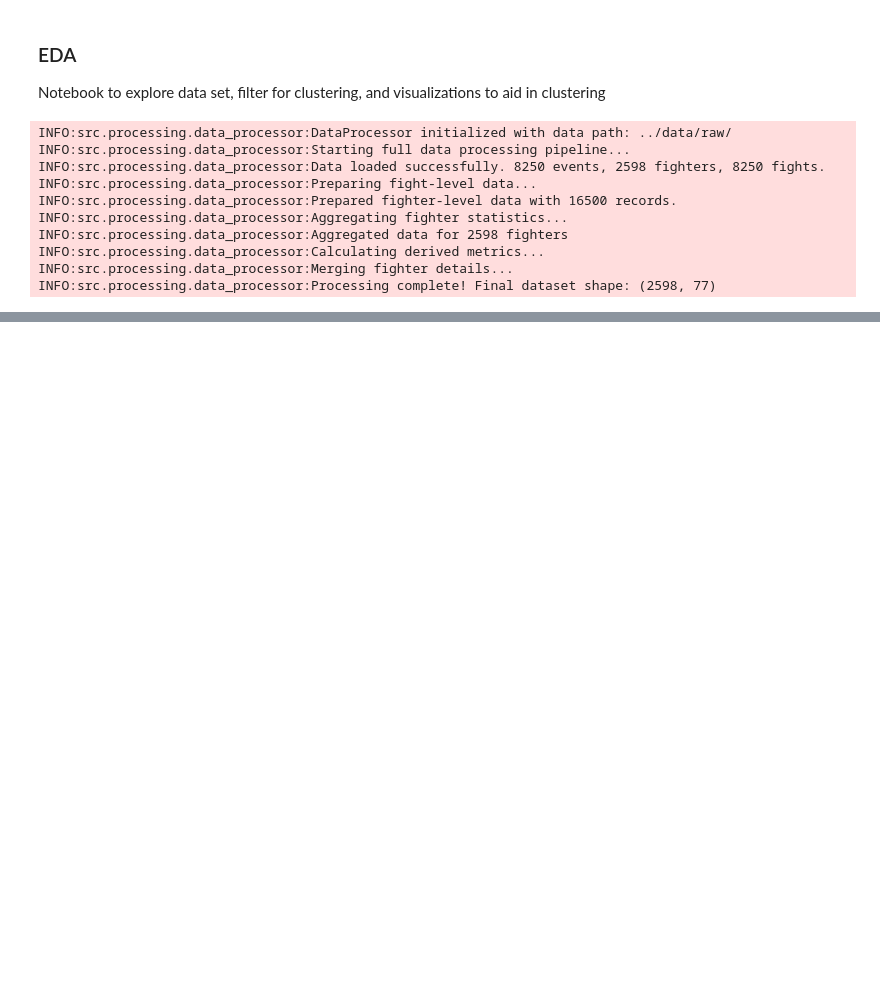
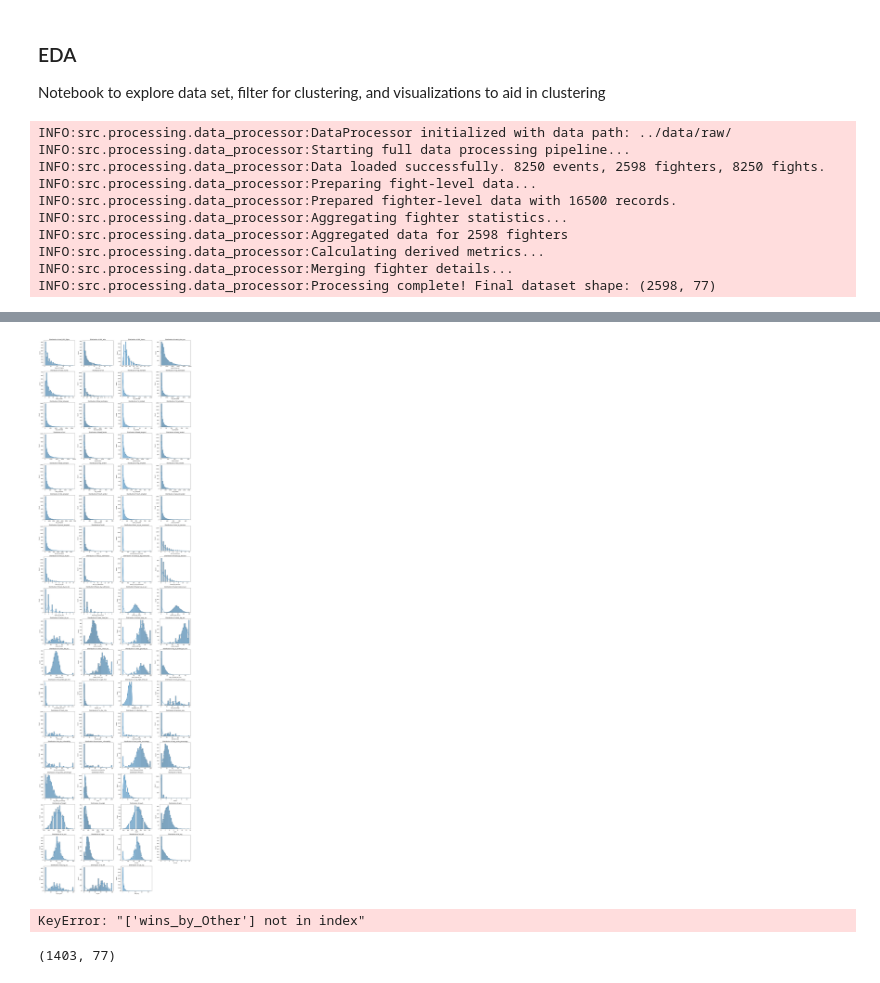
Before and after one commit to sgracia19/UFC_Fighter_Segmentation, a Jupyter notebook: notebooks/02_Data_Exploration.ipynb, the cells around one changed output, grey strips where cells are left out. Cells and saved outputs as stored; diff of their text form; code cells hidden in the pictures; blank space fills up the shorter version.

```diff
--- a/notebooks/02_Data_Exploration.ipynb
+++ b/notebooks/02_Data_Exploration.ipynb
@@ -46,0 +80,41 @@ Index(['id', 'total_UFC_fights', 'UFC_wins', 'UFC_losses', 'match_time_sec',
+# %%
+# Reclassify southpaw and switch stances as orthodox for simplicity
+df['stance'] = df['stance'].replace({'Open Stance':'Orthodox', 'Sideways':'Orthodox'})
+# %%
+# Select numeric columns for distribution visualization
+numeric_cols = df.select_dtypes(include=['number']).columns
+
+# Set up the grid for subplots
+num_cols = len(numeric_cols)
+num_rows = (num_cols // 4) + (num_cols % 4 > 0)  # Creates a grid with up to 4 plots per row
+
+fig, axes = plt.subplots(num_rows, 4, figsize=(20, num_rows * 4))
+
+# Flatten axes for easy iteration
+axes = axes.flatten()
+
+# Plot distributions
+for i, col in enumerate(numeric_cols):
+    sns.histplot(df[col], bins=30, kde=True, ax=axes[i])
+    axes[i].set_title(f'Distribution of {col}')
+
+# Hide any unused subplots
+for j in range(i + 1, len(axes)):
+    axes[j].set_visible(False)
+
+plt.tight_layout()
+plt.show()
+# %% [output]
+[figure, added]
+# %%
+# Check for impossible values in dataset
+df[['name','draws', 'UFC_wins', 'UFC_losses', 'total_UFC_fights', 'wins_by_Other']].loc[df['UFC_losses'] + df['UFC_wins'] != df['total_UFC_fights']]
+
+# Issue with no contest affecting wins/losses
+# %% [output]
+KeyError: "['wins_by_Other'] not in index"
+# %%
+# How many fighters have less than 5 fights?
+df.loc[df['total_UFC_fights'] < 5].shape # 1403 fighters have less than 5 fights
+# %% [output]
+(1403, 77)
```
Also changed, not shown: parts of 5 cells of this notebook, 3 other files.
